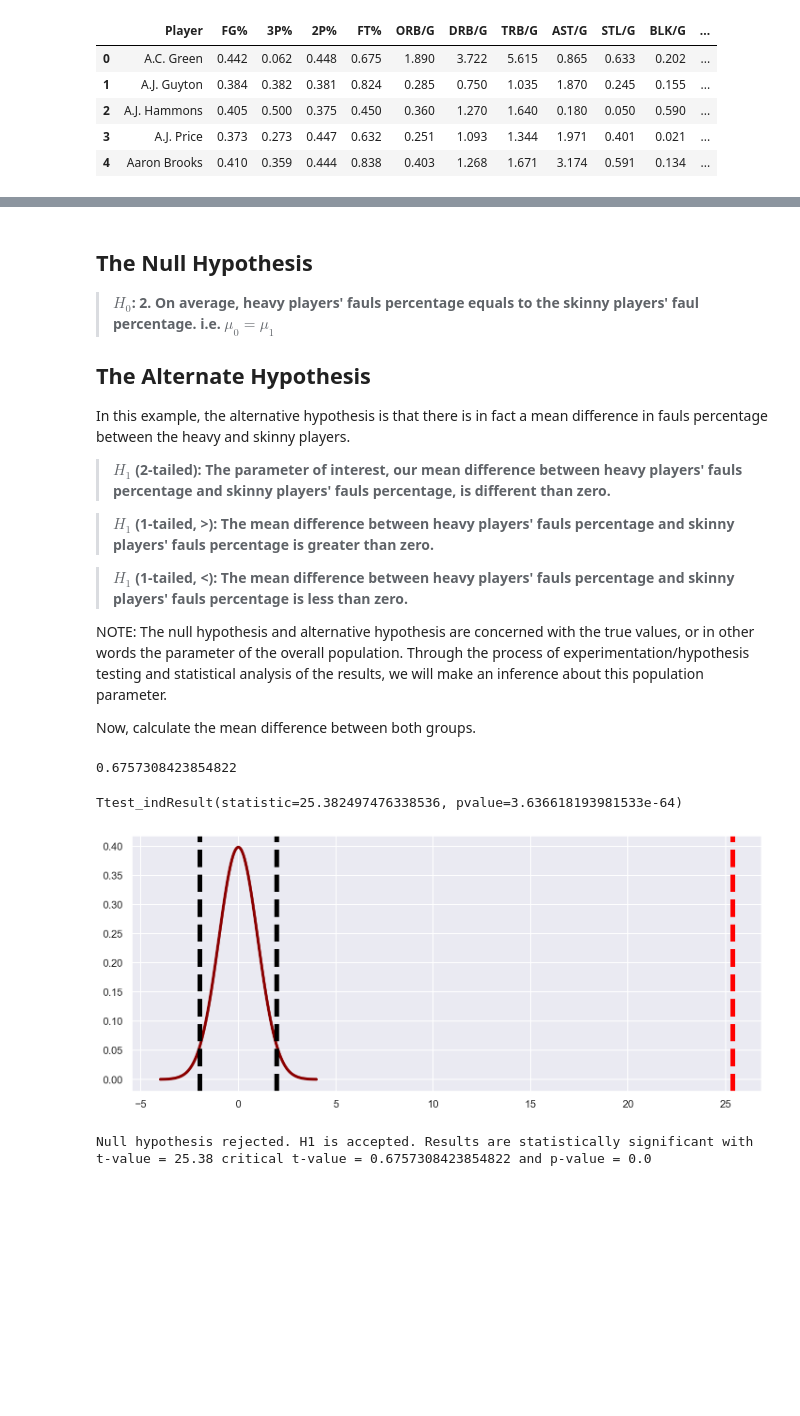
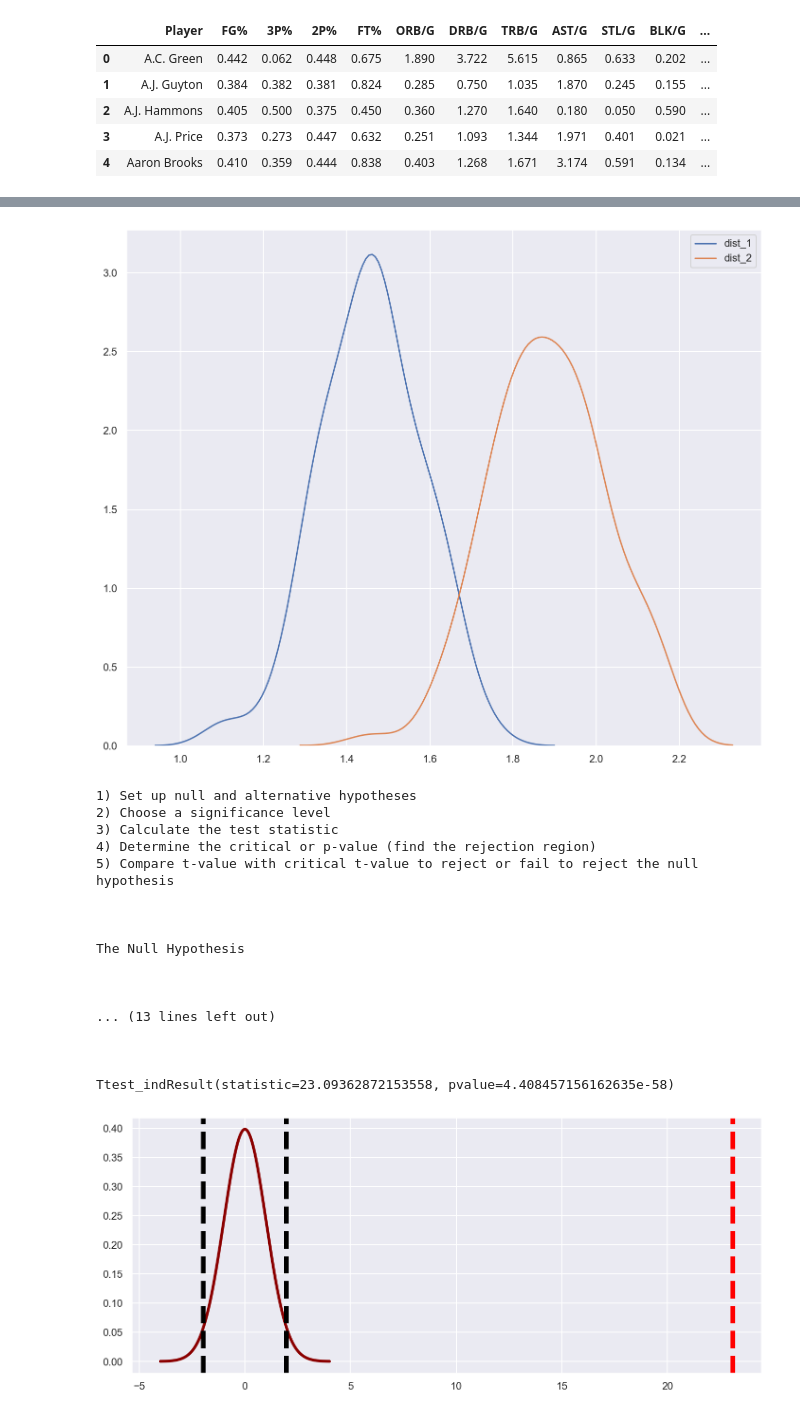
Before and after one commit to DanBaumann/NBA-Hypothesis-Tests, a Jupyter notebook: Sez/heavy-light-players.ipynb, the cells around one changed output, grey strips where cells are left out. Drawn from its saved outputs; the diff is of its cells as text; code cells hidden in the pictures; blank space fills up the shorter version.

Commit message:
Sez adding the final version of hypothessis tests and the library

```diff
--- a/Sez/heavy-light-players.ipynb
+++ b/Sez/heavy-light-players.ipynb
@@ -93,46 +24,22 @@ ht.Two_Sample_Test.visualize_dist(skinny_dist, heavy_dist)
-# %% [markdown]
-## The Null Hypothesis
-
->**$H_{0}$: 2. On average, heavy players' fauls percentage equals to the skinny players' faul percentage. i.e. $\mu_{0} = \mu_{1}$**
-
-## The Alternate Hypothesis
-
-In this example, the alternative hypothesis is that there is in fact a mean difference in fauls percentage between the heavy and skinny players.
-
->**$H_{1}$ (2-tailed): The parameter of interest, our mean difference between heavy players' fauls percentage and skinny players' fauls percentage, is different than zero.**
-
->**$H_{1}$ (1-tailed, >): The mean difference between heavy players' fauls percentage and skinny players' fauls percentage is greater than zero.**
-
->**$H_{1}$ (1-tailed, <): The mean difference between heavy players' fauls percentage and skinny players' fauls percentage is less than zero.**
-
-NOTE: The null hypothesis and alternative hypothesis are concerned with the true values, or in other words the parameter of the overall population. Through the process of experimentation/hypothesis testing and statistical analysis of the results, we will make an inference about this population parameter.
-
-Now, calculate the mean difference between both groups.
-# %%
-mean_diff = round(np.mean(heavy_dist) - np.mean(skinny_dist), 3)
-
-n_heavy = len(heavy_dist)
-n_skinny = len(skinny_dist)
-
-dof = (n_heavy + n_skinny - 2)
-alpha = 0.5
-
-t_crit = ht.Two_Sample_Test.t_crit(alpha, dof)
-t_crit
-# %% [output]
-0.6757308423854822
-# %%
-result  = ht.Two_Sample_Test.t_test(heavy_dist, skinny_dist)
-print(result)
-t_stat = result[0]
-p_value = result[1]
-# %% [output]
-Ttest_indResult(statistic=25.382497476338536, pvalue=3.636618193981533e-64)
-# %%
-ht.Two_Sample_Test.visualize_t(t_stat, n_heavy, n_skinny)
-# %% [output]
-[figure, removed]
-# %%
-ht.Two_Sample_Test.conclusion(result, t_crit, alpha)
-# %% [output]
-Null hypothesis rejected. H1 is accepted. Results are statistically significant with t-value = 25.38 critical t-value = 0.6757308423854822 and p-value = 0.0
+# %%
+ht.hypothesis_test_two(0.5,df)
+# %% [output]
+[figure, added]
+1) Set up null and alternative hypotheses
+2) Choose a significance level
+3) Calculate the test statistic
+4) Determine the critical or p-value (find the rejection region)
+5) Compare t-value with critical t-value to reject or fail to reject the null hypothesis
+
+
+
+The Null Hypothesis
+
+
+
+... (13 lines left out)
+
+
+
+Ttest_indResult(statistic=23.09362872153558, pvalue=4.408457156162635e-58)
+[figure, added]
```
Also changed, not shown: parts of 13 cells of this notebook, 1 other file.
